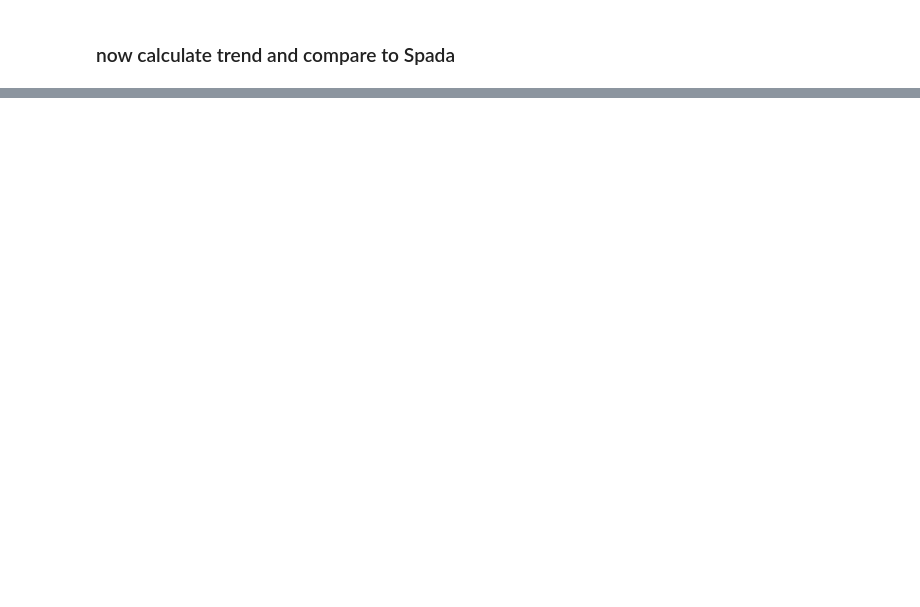
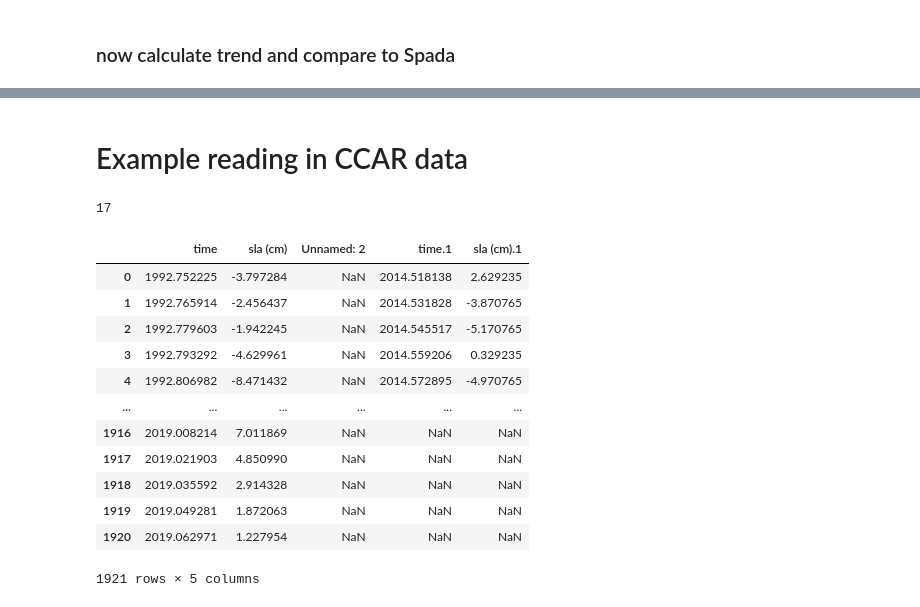
Before and after one commit to ldeo-arctictides/tidegauges-historical, a Jupyter notebook: example_read_psmsl.ipynb, the cells around one changed output, grey strips where cells are left out. Cells and saved outputs as stored; diff of their text form; code cells hidden in the pictures; blank space fills up the shorter version.

```diff
--- a/example_read_psmsl.ipynb
+++ b/example_read_psmsl.ipynb
@@ -318,0 +319,28 @@ Text(0.5, 0.98, 'ta')
+# %% [markdown]
+# Example reading in CCAR data
+# %%
+from tidegauge_functions import find_skiprows_startofline
+
+infile = 'data/CCAR/CCAR_altimetry_642500N_517500W_tidegauge_820.csv'
+
+i_skip = find_skiprows_startofline(infile, 'time')
+print(i_skip)
+
+df = pd.read_csv(infile, skiprows=i_skip-1)
+
+df
+# %% [output]
+17
+|  | time | sla (cm) | Unnamed: 2 | time.1 | sla (cm).1 |
+| 0 | 1992.752225 | -3.797284 | NaN | 2014.518138 | 2.629235 |
+| 1 | 1992.765914 | -2.456437 | NaN | 2014.531828 | -3.870765 |
+| 2 | 1992.779603 | -1.942245 | NaN | 2014.545517 | -5.170765 |
+| 3 | 1992.793292 | -4.629961 | NaN | 2014.559206 | 0.329235 |
+| 4 | 1992.806982 | -8.471432 | NaN | 2014.572895 | -4.970765 |
+| ... | ... | ... | ... | ... | ... |
+| 1916 | 2019.008214 | 7.011869 | NaN | NaN | NaN |
+| 1917 | 2019.021903 | 4.850990 | NaN | NaN | NaN |
+| 1918 | 2019.035592 | 2.914328 | NaN | NaN | NaN |
+| 1919 | 2019.049281 | 1.872063 | NaN | NaN | NaN |
+| 1920 | 2019.062971 | 1.227954 | NaN | NaN | NaN |
+1921 rows × 5 columns
```
Also changed, not shown: parts of 5 cells of this notebook, 3 other files.
